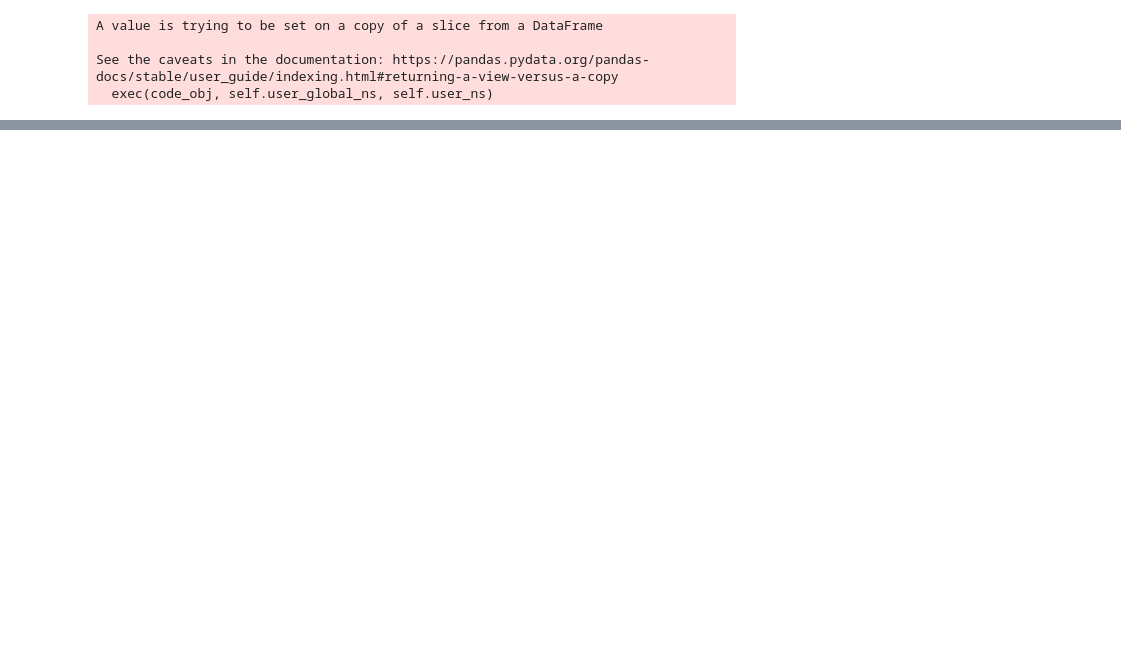
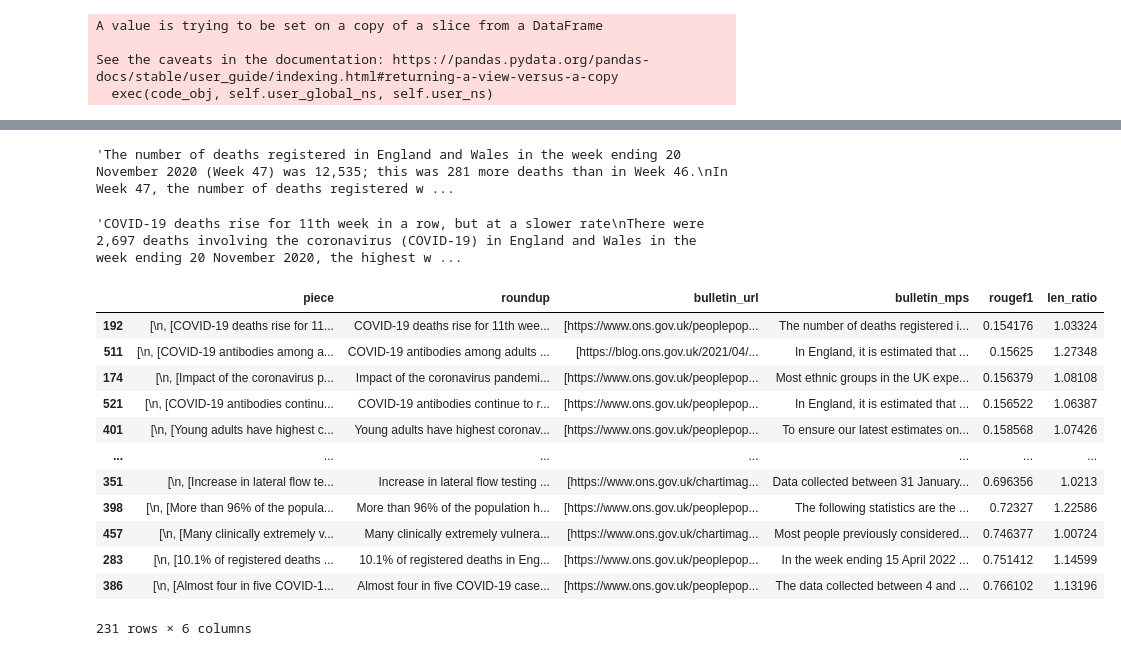
Before and after one commit to theojolliffe/roundupdata, a Jupyter notebook: RUSCRAPE2.ipynb, the cells around one changed output, grey strips where cells are left out. Cells and saved outputs as stored; diff of their text form; code cells hidden in the pictures; blank space fills up the shorter version.

```diff
--- a/RUSCRAPE2.ipynb
+++ b/RUSCRAPE2.ipynb
@@ -610,0 +614,36 @@ Branch 'main' set up to track remote branch 'main' from 'origin'.
+# %%
+for i in df_wi_mps.index:
+    df_wi_mps['len_ratio'][i] = len(df_wi_mps['bulletin_mps'][i]) / len(df_wi_mps['roundup'][i])
+# %%
+df_wi_mps=df_wi_mps.sort_values(by=['rougef1'])
+# %%
+df_wi_mps_highR = df_wi_mps[df_wi_mps['rougef1'] > 0.15]
+# df_wi_mps_highR=df_wi_mps_highR.sort_values(by=['rougef1'])
+df_wi_mps_lowR = df_wi_mps[df_wi_mps['rougef1'] < 0.15]
+# df_wi_mps_lowR=df_wi_mps_lowR.sort_values(by=['rougef1'])
+# %%
+[i for i in df_wi_mps_highR['bulletin_mps']][1]
+# %% [output]
+'The number of deaths registered in England and Wales in the week ending 20 November 2020 (Week 47) was 12,535; this was 281 more deaths than in Week 46.\nIn Week 47, the number of deaths registered w ...
+# %%
+[i for i in df_wi_mps_highR['roundup']][1]
+# %% [output]
+'COVID-19 deaths rise for 11th week in a row, but at a slower rate\nThere were 2,697 deaths involving the coronavirus (COVID-19) in England and Wales in the week ending 20 November 2020, the highest w ...
+# %%
+df_high_rouge_len = df_wi_mps_highR[df_wi_mps_highR['len_ratio'] > 1]
+# %%
+df_high_rouge_len
+# %% [output]
+|  | piece | roundup | bulletin_url | bulletin_mps | rougef1 | len_ratio |
+| 192 | [\n, [COVID-19 deaths rise for 11... | COVID-19 deaths rise for 11th wee... | [https://www.ons.gov.uk/peoplepop... | The number of deaths registered i... | 0.154176 | 1.03324 |
+| 511 | [\n, [COVID-19 antibodies among a... | COVID-19 antibodies among adults ... | [https://blog.ons.gov.uk/2021/04/... | In England, it is estimated that ... | 0.15625 | 1.27348 |
+| 174 | [\n, [Impact of the coronavirus p... | Impact of the coronavirus pandemi... | [https://www.ons.gov.uk/peoplepop... | Most ethnic groups in the UK expe... | 0.156379 | 1.08108 |
+| 521 | [\n, [COVID-19 antibodies continu... | COVID-19 antibodies continue to r... | [https://www.ons.gov.uk/peoplepop... | In England, it is estimated that ... | 0.156522 | 1.06387 |
+| 401 | [\n, [Young adults have highest c... | Young adults have highest coronav... | [https://www.ons.gov.uk/peoplepop... | To ensure our latest estimates on... | 0.158568 | 1.07426 |
+| ... | ... | ... | ... | ... | ... | ... |
+| 351 | [\n, [Increase in lateral flow te... | Increase in lateral flow testing ... | [https://www.ons.gov.uk/chartimag... | Data collected between 31 January... | 0.696356 | 1.0213 |
+| 398 | [\n, [More than 96% of the popula... | More than 96% of the population h... | [https://www.ons.gov.uk/peoplepop... | The following statistics are the ... | 0.72327 | 1.22586 |
+| 457 | [\n, [Many clinically extremely v... | Many clinically extremely vulnera... | [https://www.ons.gov.uk/chartimag... | Most people previously considered... | 0.746377 | 1.00724 |
+| 283 | [\n, [10.1% of registered deaths ... | 10.1% of registered deaths in Eng... | [https://www.ons.gov.uk/peoplepop... | In the week ending 15 April 2022 ... | 0.751412 | 1.14599 |
+| 386 | [\n, [Almost four in five COVID-1... | Almost four in five COVID-19 case... | [https://www.ons.gov.uk/peoplepop... | The data collected between 4 and ... | 0.766102 | 1.13196 |
+231 rows × 6 columns
```
Also changed, not shown: parts of 52 cells of this notebook, 7 other files.
